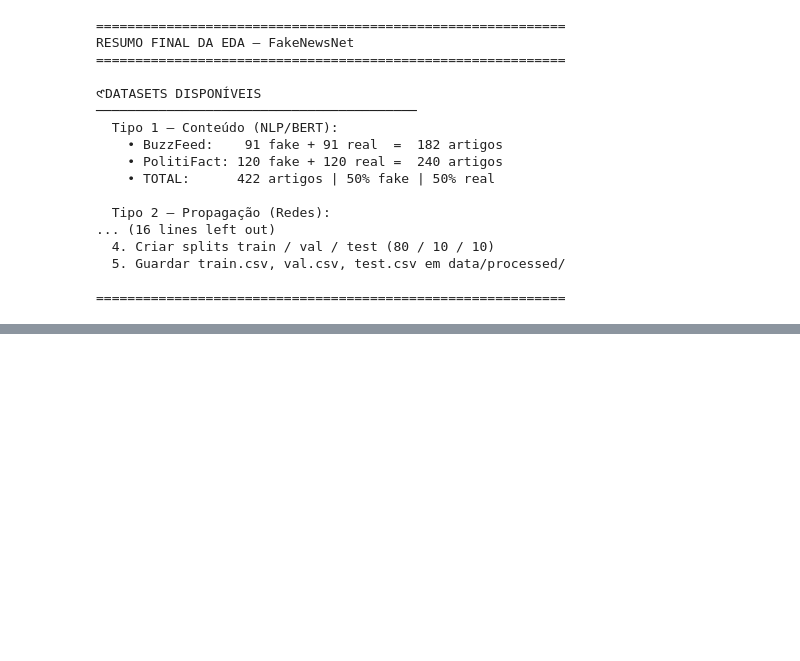
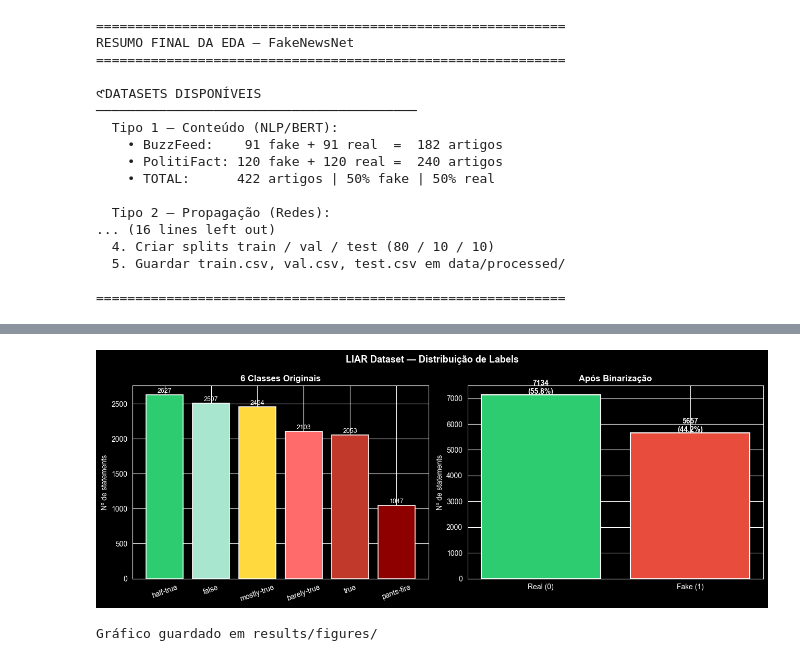
Before and after one commit to D1ana-bd/fakenews-project, a Jupyter notebook: notebooks/01_exploratory_analysis.ipynb, the cells around one changed output, grey strips where cells are left out. Drawn from its saved outputs; the diff is of its cells as text; code cells hidden in the pictures; blank space fills up the shorter version.

```diff
--- a/notebooks/01_exploratory_analysis.ipynb
+++ b/notebooks/01_exploratory_analysis.ipynb
@@ -408,0 +451,9 @@ RESUMO FINAL DA EDA — FakeNewsNet
+# %%
+print("LABELS DO LIAR:")
+print(df_liar["label"].value_counts().to_string())
+print(f"\nTotal de classes únicas: {df_liar['label'].nunique()}")
+
+print("\nAMOSTRA DE STATEMENTS:")
+for label in df_liar["label"].unique():
+    ex = df_liar[df_liar["label"] == label]["statement"].iloc[0]
+    print(f"\n  [{label}]\n  → {ex[:120]}")
@@ -408,0 +485,60 @@ RESUMO FINAL DA EDA — FakeNewsNet
+# %%
+import matplotlib.pyplot as plt
+# Binarização
+fake_labels = ["false", "barely-true", "pants-fire"]
+real_labels  = ["true", "mostly-true", "half-true"]
+
+df_liar["label_binary"] = df_liar["label"].apply(
+    lambda x: 1 if x in fake_labels else 0
+)
+
+# Distribuição original
+print("DISTRIBUIÇÃO ORIGINAL (6 classes)")
+print("─" * 45)
+counts = df_liar["label"].value_counts()
+for label, count in counts.items():
+    bar = "█" * (count // 100)
+    print(f"  {label:<15} {count:>5}  {bar}")
+
+# Distribuição binária
+print("\nAPÓS BINARIZAÇÃO")
+print("─" * 45)
+total = len(df_liar)
+fake  = (df_liar["label_binary"] == 1).sum()
+real  = (df_liar["label_binary"] == 0).sum()
+print(f"  FAKE (1): {fake:>5} ({fake/total*100:.1f}%)")
+print(f"  REAL (0): {real:>5} ({real/total*100:.1f}%)")
+
+if 0.4 <= fake/total <= 0.6:
+    print("\n  Dataset balanceado após binarização")
+else:
+    print(f"\n  Ligeiramente desbalanceado — anotar para depois")
+
+# Gráfico
+fig, axes = plt.subplots(1, 2, figsize=(13, 5))
+fig.suptitle("LIAR Dataset — Distribuição de Labels", fontsize=13, fontweight="bold")
+
+# Original
+colors_6 = ["#2ecc71", "#a8e6cf", "#ffd93d", "#ff6b6b", "#c0392b", "#8e0000"]
+axes[0].bar(counts.index, counts.values, color=colors_6, edgecolor="white", linewidth=1.2)
+axes[0].set_title("6 Classes Originais", fontweight="bold")
+axes[0].set_ylabel("Nº de statements")
+axes[0].tick_params(axis="x", rotation=20)
+for i, (label, val) in enumerate(counts.items()):
+    axes[0].text(i, val + 30, str(val), ha="center", fontsize=9)
+
+# Binário
+binary_counts = df_liar["label_binary"].value_counts().sort_index()
+axes[1].bar(["Real (0)", "Fake (1)"], binary_counts.values,
+            color=["#2ecc71", "#e74c3c"], edgecolor="white", linewidth=1.5)
+axes[1].set_title("Após Binarização", fontweight="bold")
+axes[1].set_ylabel("Nº de statements")
+for i, val in enumerate(binary_counts.values):
+    axes[1].text(i, val + 30, f"{val}\n({val/total*100:.1f}%)",
+                 ha="center", fontweight="bold")
+
+plt.tight_layout()
+plt.savefig("../results/figures/03_liar_distribuicao.png", dpi=150, bbox_inches="tight")
+plt.show()
+print("Gráfico guardado em results/figures/")
+# %% [output]
@@ -408,0 +560,2 @@ RESUMO FINAL DA EDA — FakeNewsNet
+[figure, added]
+Gráfico guardado em results/figures/
```
Also changed, not shown: parts of 9 cells of this notebook, 1 other file.
